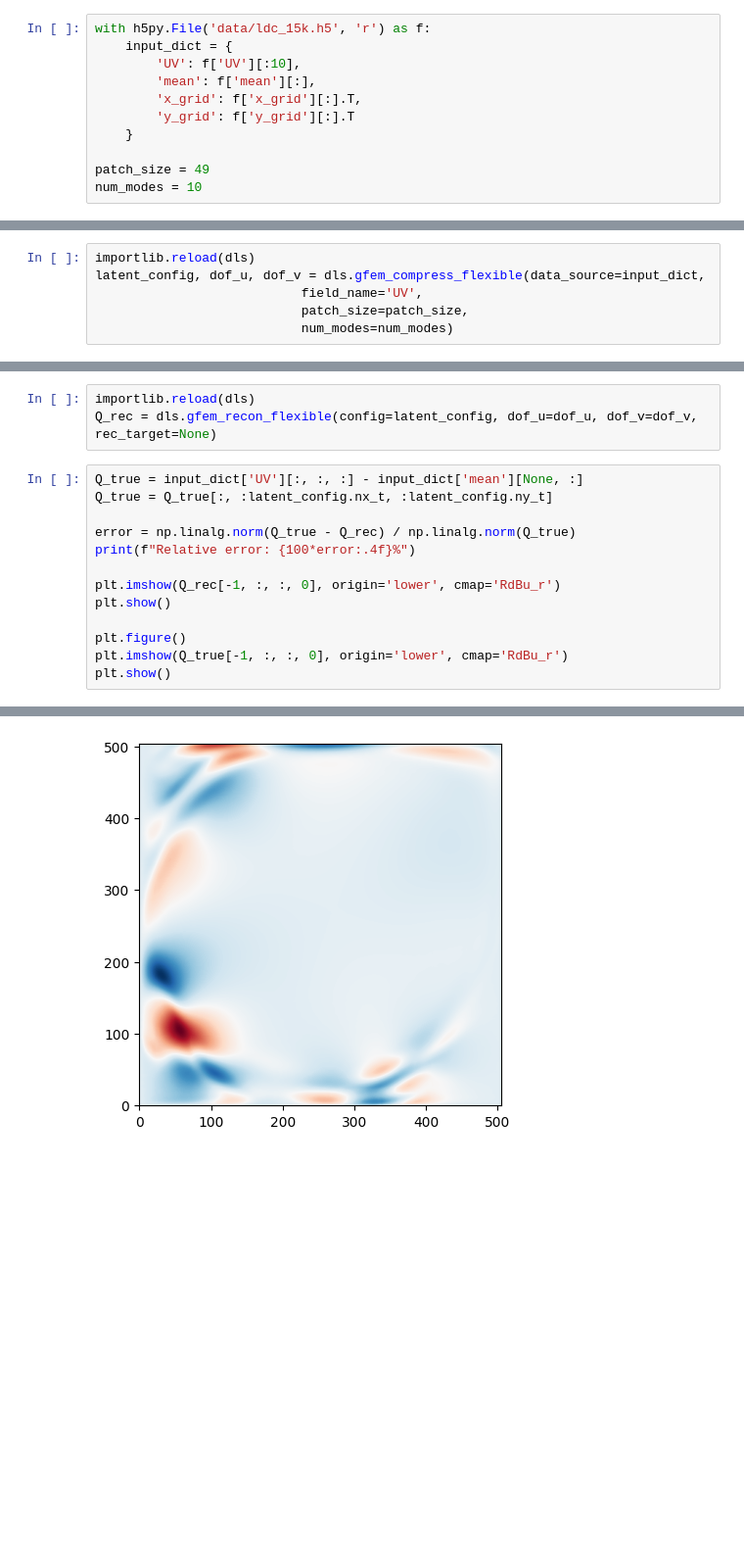
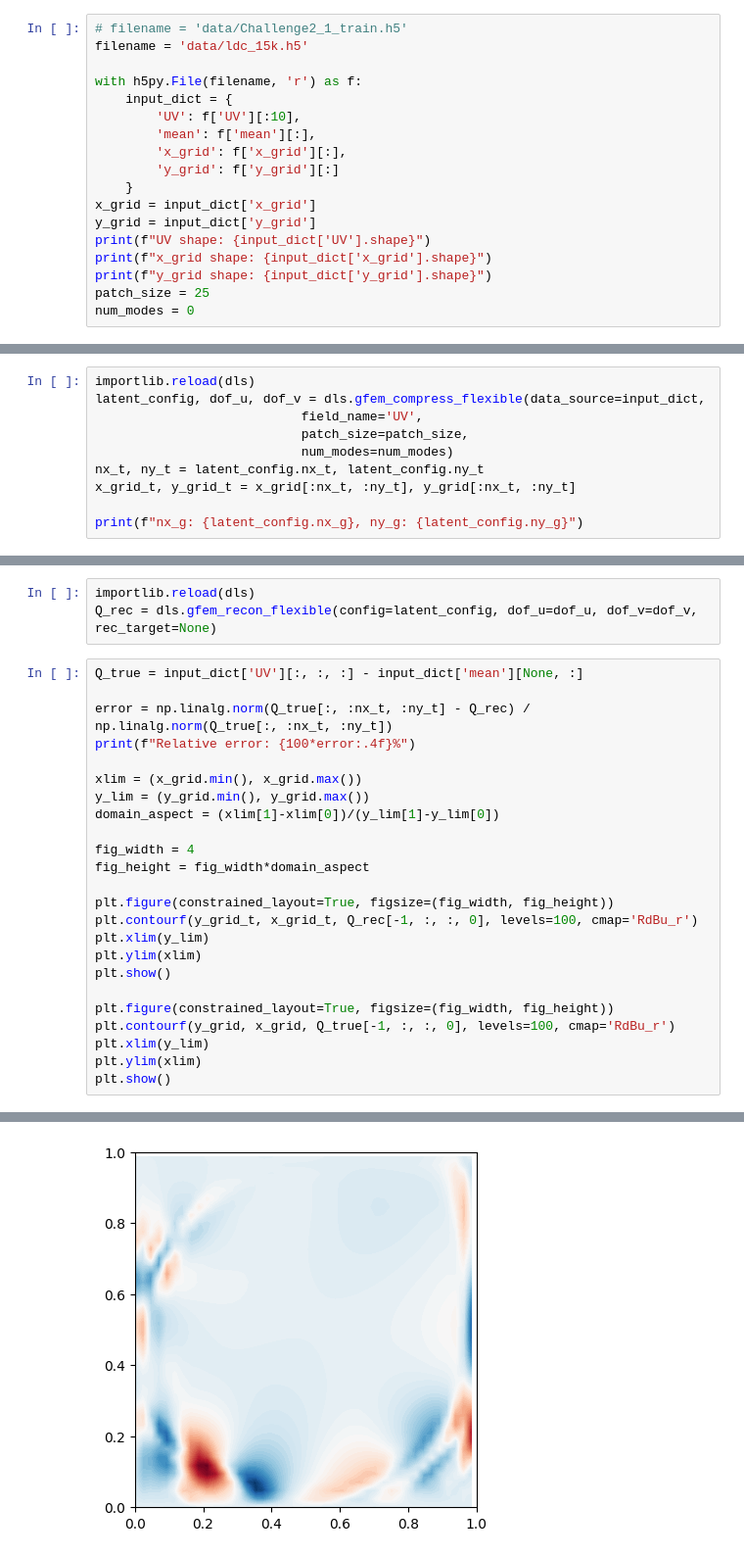
Before and after one commit to morton311/carrier_dls, a Jupyter notebook: test_notebook.ipynb, the cells around one changed output, grey strips where cells are left out. Shown at 98% size. Cells and saved outputs as stored; diff of their text form; blank space fills up the shorter version.

```diff
--- a/test_notebook.ipynb
+++ b/test_notebook.ipynb
@@ -5,13 +5,20 @@ import lib.dls_2d as dls
 import matplotlib.pyplot as plt
 import importlib
 # %%
-with h5py.File('data/ldc_15k.h5', 'r') as f:
+# filename = 'data/Challenge2_1_train.h5'
+filename = 'data/ldc_15k.h5'
+
+with h5py.File(filename, 'r') as f:
     input_dict = {
         'UV': f['UV'][:10],
         'mean': f['mean'][:],
-        'x_grid': f['x_grid'][:].T,
-        'y_grid': f['y_grid'][:].T
+        'x_grid': f['x_grid'][:],
+        'y_grid': f['y_grid'][:]
     }
-
-patch_size = 49
-num_modes = 10
+x_grid = input_dict['x_grid']
+y_grid = input_dict['y_grid']
+print(f"UV shape: {input_dict['UV'].shape}")
+print(f"x_grid shape: {input_dict['x_grid'].shape}")
+print(f"y_grid shape: {input_dict['y_grid'].shape}")
+patch_size = 25
+num_modes = 0
@@ -21,3 +32,7 @@ latent_config, dof_u, dof_v = dls.gfem_compress_flexible(data_source=input_dict,
                            field_name='UV',
                            patch_size=patch_size,
                            num_modes=num_modes)
+nx_t, ny_t = latent_config.nx_t, latent_config.ny_t
+x_grid_t, y_grid_t = x_grid[:nx_t, :ny_t], y_grid[:nx_t, :ny_t]
+
+print(f"nx_g: {latent_config.nx_g}, ny_g: {latent_config.ny_g}")
@@ -26,15 +43,26 @@ importlib.reload(dls)
 Q_rec = dls.gfem_recon_flexible(config=latent_config, dof_u=dof_u, dof_v=dof_v, rec_target=None)
 # %%
 Q_true = input_dict['UV'][:, :, :] - input_dict['mean'][None, :]
-Q_true = Q_true[:, :latent_config.nx_t, :latent_config.ny_t]
 
-error = np.linalg.norm(Q_true - Q_rec) / np.linalg.norm(Q_true)
+error = np.linalg.norm(Q_true[:, :nx_t, :ny_t] - Q_rec) / np.linalg.norm(Q_true[:, :nx_t, :ny_t])
 print(f"Relative error: {100*error:.4f}%")
 
-plt.imshow(Q_rec[-1, :, :, 0], origin='lower', cmap='RdBu_r')
+xlim = (x_grid.min(), x_grid.max())
+y_lim = (y_grid.min(), y_grid.max())
+domain_aspect = (xlim[1]-xlim[0])/(y_lim[1]-y_lim[0])
+
+fig_width = 4
+fig_height = fig_width*domain_aspect
+
+plt.figure(constrained_layout=True, figsize=(fig_width, fig_height))
+plt.contourf(y_grid_t, x_grid_t, Q_rec[-1, :, :, 0], levels=100, cmap='RdBu_r')
+plt.xlim(y_lim)
+plt.ylim(xlim)
 plt.show()
 
-plt.figure()
-plt.imshow(Q_true[-1, :, :, 0], origin='lower', cmap='RdBu_r')
+plt.figure(constrained_layout=True, figsize=(fig_width, fig_height))
+plt.contourf(y_grid, x_grid, Q_true[-1, :, :, 0], levels=100, cmap='RdBu_r')
+plt.xlim(y_lim)
+plt.ylim(xlim)
 plt.show()
 # %% [output]
@@ -42 +70 @@ Relative error: 1.1541%
-[figure, old version]
+[figure, new version]
```
Also changed, not shown: parts of 8 cells of this notebook, 7 other files.
